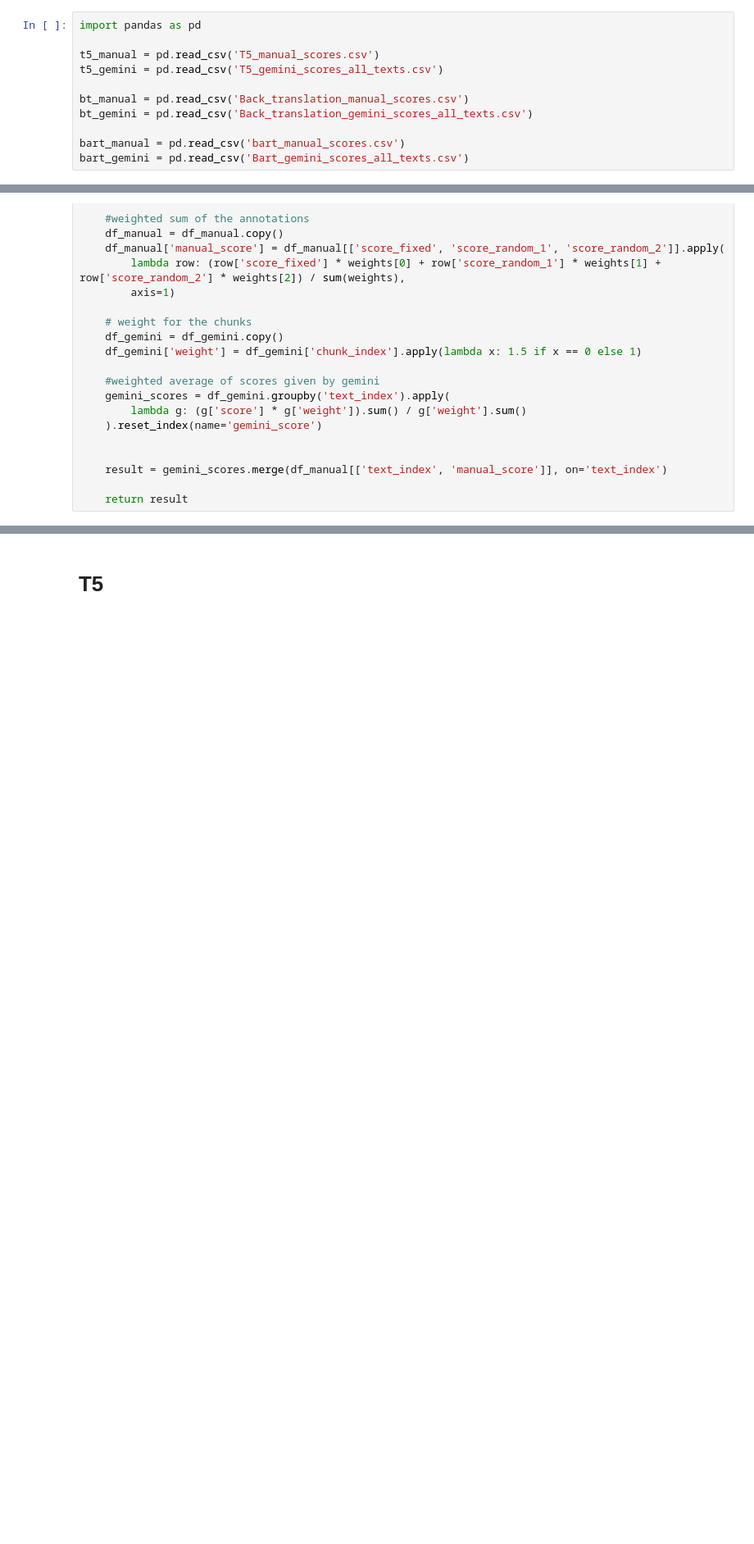
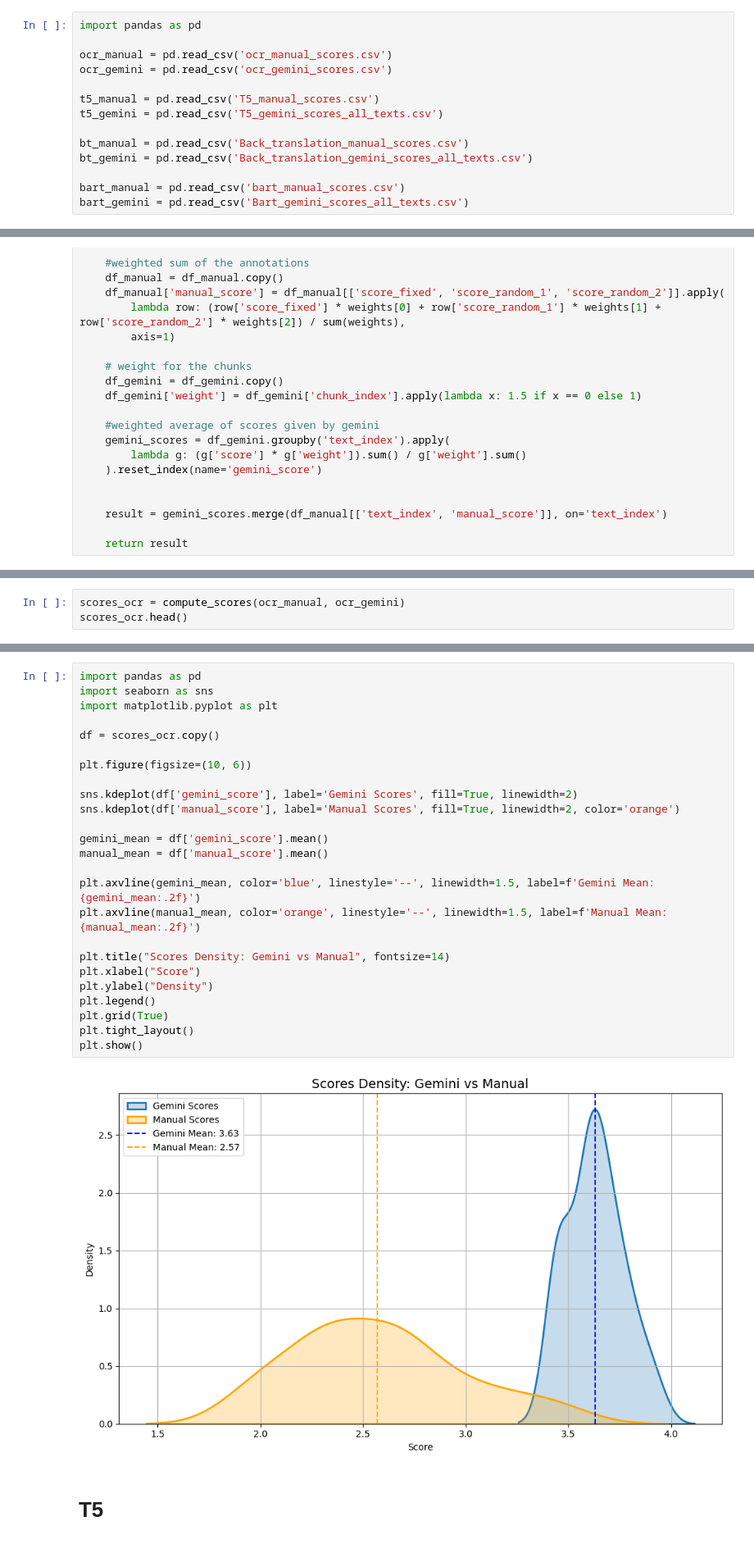
Before and after one commit to tgarnier067/MNLP-project-2, a Jupyter notebook: 05_correlation.ipynb, the cells around one changed output, grey strips where cells are left out. Shown at 82% size. Saved outputs shown, nothing was run; the diff lists cells and outputs as text; blank space fills up the shorter version.

Commit message:
New plots

```diff
--- a/05_correlation.ipynb
+++ b/05_correlation.ipynb
@@ -7,6 +7,9 @@ warnings.filterwarnings("ignore", category=DeprecationWarning)
 # get the annotations
 # %%
 import pandas as pd
+
+ocr_manual = pd.read_csv('ocr_manual_scores.csv')
+ocr_gemini = pd.read_csv('ocr_gemini_scores.csv')
 
 t5_manual = pd.read_csv('T5_manual_scores.csv')
 t5_gemini = pd.read_csv('T5_gemini_scores_all_texts.csv')
@@ -44,0 +50,3 @@ def compute_scores(df_manual, df_gemini):
+# %%
+scores_ocr = compute_scores(ocr_manual, ocr_gemini)
+scores_ocr.head()
@@ -45,3 +66,30 @@ def compute_scores(df_manual, df_gemini):
+# %%
+import pandas as pd
+import seaborn as sns
+import matplotlib.pyplot as plt
+
+df = scores_ocr.copy()
+
+plt.figure(figsize=(10, 6))
+
+sns.kdeplot(df['gemini_score'], label='Gemini Scores', fill=True, linewidth=2)
+sns.kdeplot(df['manual_score'], label='Manual Scores', fill=True, linewidth=2, color='orange')
+
+gemini_mean = df['gemini_score'].mean()
+manual_mean = df['manual_score'].mean()
+
+plt.axvline(gemini_mean, color='blue', linestyle='--', linewidth=1.5, label=f'Gemini Mean: {gemini_mean:.2f}')
+plt.axvline(manual_mean, color='orange', linestyle='--', linewidth=1.5, label=f'Manual Mean: {manual_mean:.2f}')
+
+plt.title("Scores Density: Gemini vs Manual", fontsize=14)
+plt.xlabel("Score")
+plt.ylabel("Density")
+plt.legend()
+plt.grid(True)
+plt.tight_layout()
+plt.show()
+# %% [output]
+[figure, added]
 # %% [markdown]
 # T5
 # %%
```
Also changed, not shown: parts of 3 cells of this notebook.
